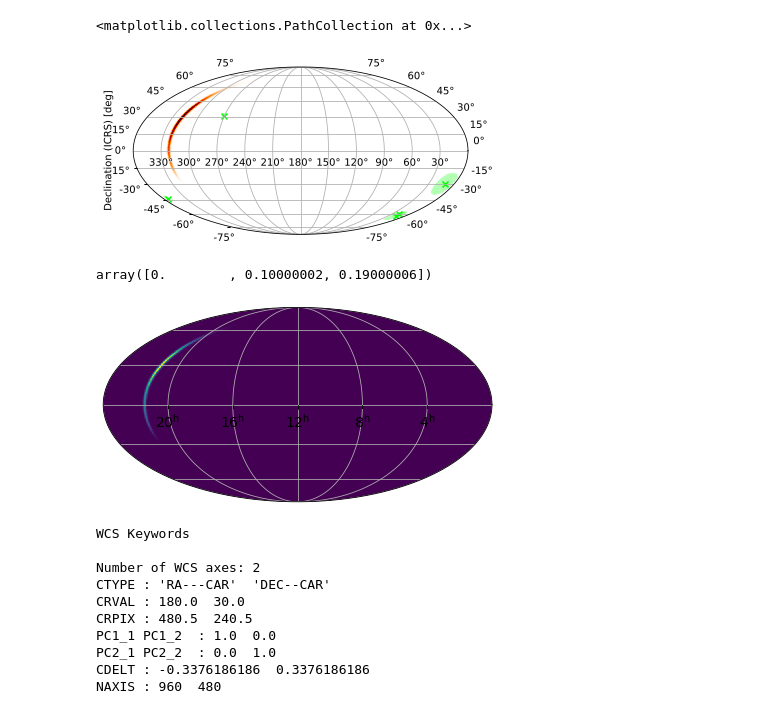
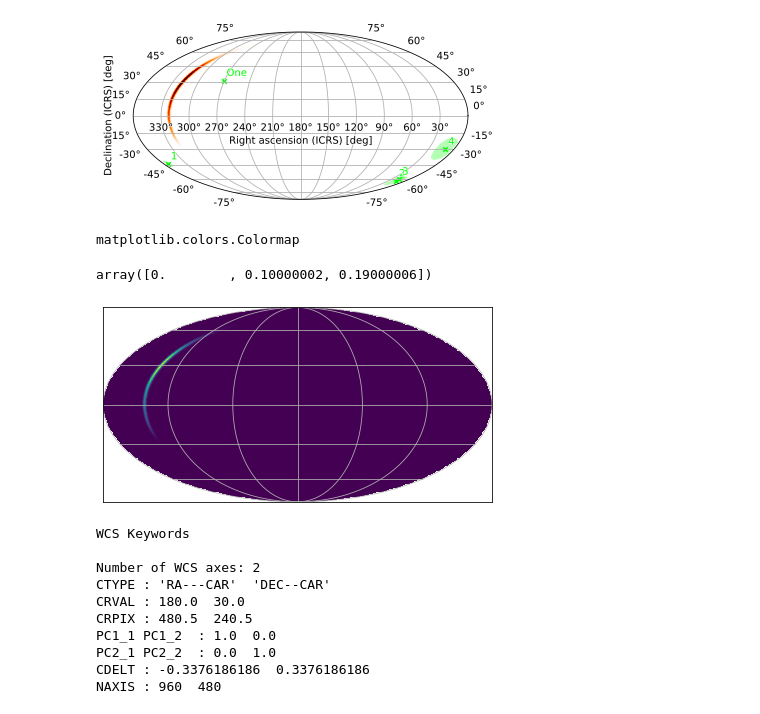
Before and after one commit to markalab/hpmoc, a Jupyter notebook: jup/astroplot.ipynb, the cells around one changed output. Cells and saved outputs as stored; diff of their text form; code cells hidden in the pictures.

Commit message:
plot.plot, PartialUniqSkymap.plot working for skymap, scatter

```diff
--- a/jup/astroplot.ipynb
+++ b/jup/astroplot.ipynb
@@ -25,6 +29,7 @@ from matplotlib.projections import projection_registry
 SKYMAP = "../tests/data/S191216ap.fits.gz"
 hdu_head, hdu_ligo = fits.open(SKYMAP)[:2]
 m = PartialUniqSkymap.read(SKYMAP, strategy='ligo')
+mo = PartialUniqSkymap.read("../tests/data/S191216ap.multiorder.fits", strategy='ligo')
 # https://github.com/lpsinger/ligo.skymap/blob/main/ligo/skymap/plot/allsky.py#L791
 target_header = fits.Header.fromstring("""
 NAXIS   =                    2
@@ -48,7 +53,7 @@ w = WCS(target_header)
 wh = WCS(hdu_ligo.header)
 pts = PointsTuple(
     points=[
-        (271., 31., 2.),
+        (271., 31., 2., 'One'),
         (355., -44., 3.),
         (15., -62., 5.),
         (16., -60., 3.),
@@ -58,6 +63,8 @@ pts = PointsTuple(
     marker='x',
     label='Test Points',
 )
-mor = m.render(w)
+mo.point_sources = [pts]
+mr = m.render(w)
+mor = mo.render(w)
 array2, footprint2 = reproject_from_healpix("../tests/data/S191216ap.fits.gz",
                                             target_header, nested=True)
@@ -64,8 +84,9 @@ array2, footprint2 = reproject_from_healpix("../tests/data/S191216ap.fits.gz",
 # %%
 # plot it
-ax = plt.subplot(1,1,1, projection=w,
-                 frame_class=EllipticalFrame)
-                 #frame_class=RectangularFrame)
+fig = plt.figure()
+ax = fig.add_subplot(1,1,1, projection=w,
+                     frame_class=EllipticalFrame)
+                     #frame_class=RectangularFrame)
 
 # format ticks and grid
 outline = [outline_effect()]
@@ -74,21 +95,31 @@ co_ra.set_major_formatter("dd")
 co_dec.set_major_formatter("dd")
 co_ra.set_ticks(np.arange(30, 360, 30)*deg)
 co_dec.set_ticks(np.arange(-75, 90, 15)*deg)
-co_ra.set_ticklabel(size="10", path_effects=outline)
-co_dec.set_ticklabel(size="10", path_effects=outline)
+co_ra.set_ticklabel(size=10, path_effects=outline)
+co_dec.set_ticklabel(size=10, path_effects=outline)
 co_ra.set_ticks_visible(False)
-co_dec.set_ticks_visible(True)
-#co_ra.set_axislabel("Right ascension (ICRS) [deg]", path_effects=outline)
-co_dec.set_axislabel("Declination (ICRS) [deg]", path_effects=outline)
+co_dec.set_ticks_visible(False)
+co_ra.set_axislabel("Right ascension (ICRS) [deg]", size=10, path_effects=outline)
+co_dec.set_axislabel("Declination (ICRS) [deg]", size=10, path_effects=outline)
 ax.grid(True)
 
 # add the skymap
-ax.imshow(mor, vmin=-1e-10, cmap=cm.gist_heat_r)
+ax.imshow(mor, cmap='gist_heat_r')#cm.gist_heat_r)
 ax.imshow(pts.render(w), vmin=0, vmax=1, cmap=pts.cmap())
 ax.scatter(*np.array([(r, d) for (r, d, *_) in pts.points]).T,
+           s=20,
            c=pts.rgba.to_hex()[:-2], marker=pts.marker,
            transform=ax.get_transform('world'))
+for i, (r, d, *sl) in enumerate(pts.points):
+    if len(sl) == 2:
+        l = sl[1]
+    else:
+        l = str(i)
+    ax.text(r, d, l, va='bottom', ha='left', path_effects=outline,
+            color=pts.rgba.to_hex(False), fontsize=10,
+            transform=ax.get_transform('world') + ScaledTranslation(
+                N_X_OFFSET*.5, N_Y_OFFSET*.5, ax.figure.dpi_scale_trans
+            ))
 #ax.imshow(array2)
 # %% [output]
-<matplotlib.collections.PathCollection at 0x...>
-[figure, old version]
+[figure, new version]
@@ -95,3 +128,7 @@ ax.scatter(*np.array([(r, d) for (r, d, *_) in pts.points]).T,
+# %%
+type(cm.gist_heat_r).__base__
+# %% [output]
+matplotlib.colors.Colormap
 # %%
 pr = pts.render(w)
 np.unique(pr[~np.isnan(pr)])
@@ -102,9 +139,9 @@ ax.scatter()
 # %%
 fig = plt.figure()
 ax2 = WCSAxes(fig, rect=[0.1, 0.1, 0.9, 0.9], wcs=w,
-              frame_class=EllipticalFrame)
+              frame_class=RectangularFrame)#EllipticalFrame)
 fig.add_axes(ax2)
 ax2.imshow(mor, vmin=-1e-10)
 ax2.grid(True)
 # %% [output]
-[figure, old version]
+[figure, new version]
```
Also changed, not shown: parts of 6 cells of this notebook, 5 other files.
